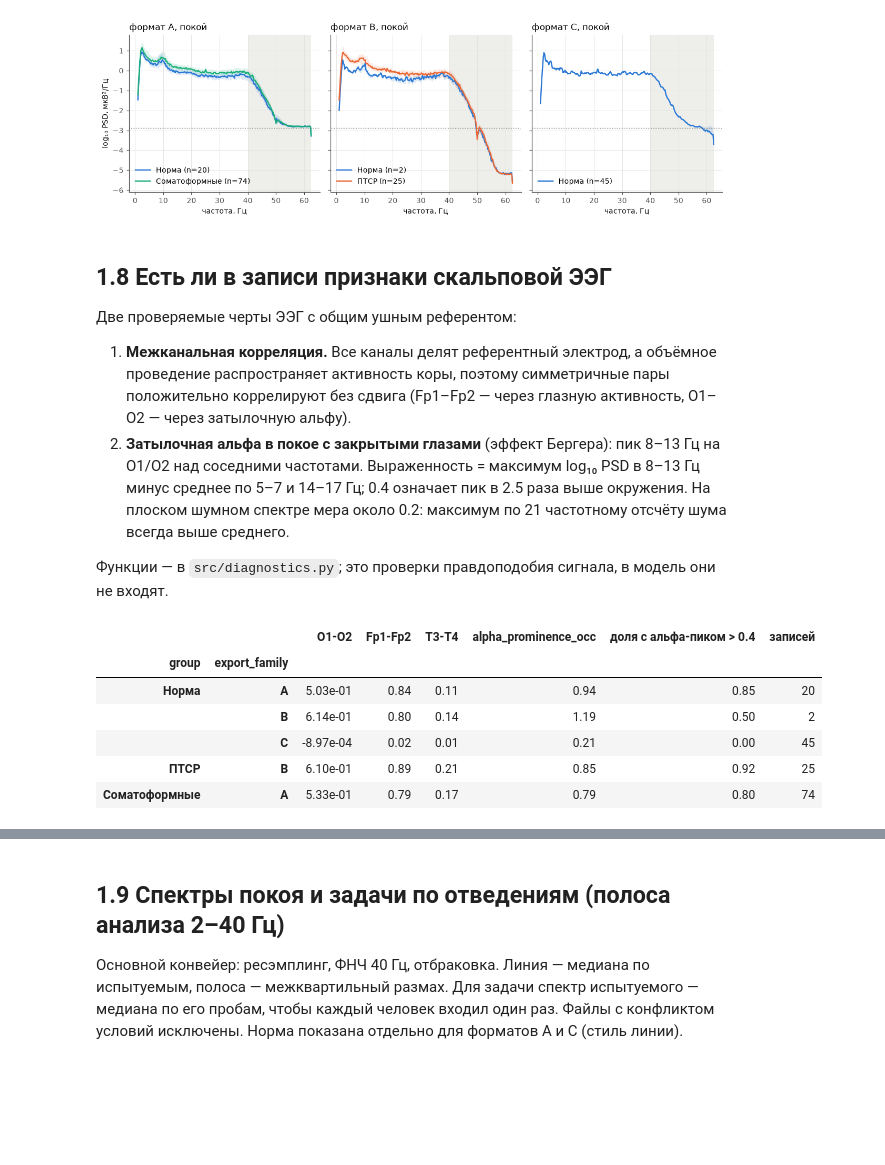
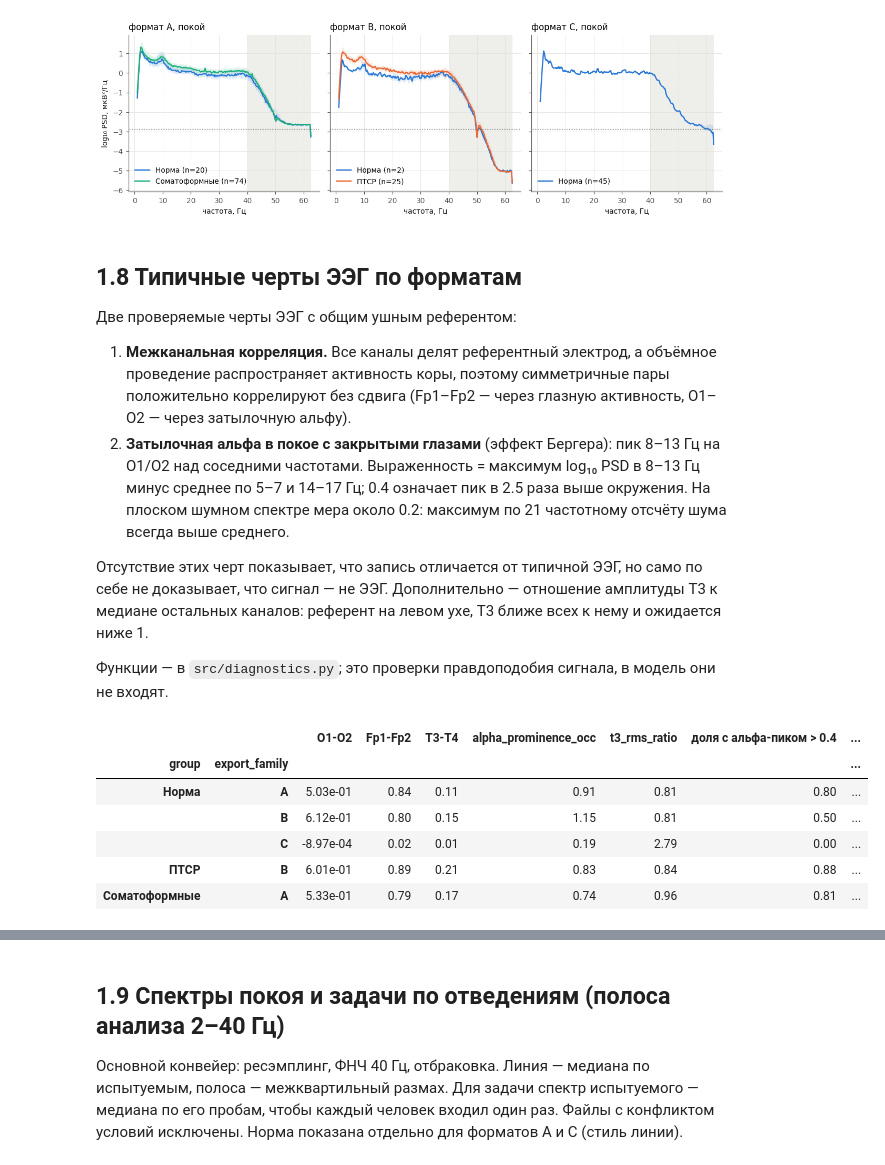
Before and after one commit to igor688-hub/neurodiagnosis-eeg, a Jupyter notebook: results/1-exploration.ipynb, the cells around one changed output, grey strips where cells are left out. Cells and saved outputs as stored; diff of their text form; code cells hidden in the pictures; blank space fills up the shorter version.

```diff
--- a/results/1-exploration.ipynb
+++ b/results/1-exploration.ipynb
@@ -145,16 +188,18 @@ ok.groupby(["condition", "group"])["duration_s"].describe()[["count", "min", "25
 # %%
 task = ok[ok["condition"] == "task"]
+strata_beh = [(config.GROUP_CONTROL, "A", "--"), (config.GROUP_PTSD, "B", "-"), (config.GROUP_SOMATOFORM, "A", "-")]
 fig, ax = plt.subplots(figsize=(6.4, 3.4))
-for i, cohort in enumerate(COHORTS):
-    q = task[task["group"] == cohort].groupby("trial")["duration_s"].quantile([0.25, 0.5, 0.75]).unstack()
+for i, (cohort, fam, style) in enumerate(strata_beh):
+    d = task[(task["group"] == cohort) & (task["export_family"] == fam)]
+    q = d.groupby("trial")["active_duration_s"].quantile([0.25, 0.5, 0.75]).unstack()
     x = q.index + (i - 1) * 0.08
-    ax.errorbar(x, q[0.5], yerr=[q[0.5] - q[0.25], q[0.75] - q[0.5]], color=viz.COHORT_COLORS[cohort],
-                marker="o", ms=5, capsize=0, lw=1.6, label=cohort)
+    ax.errorbar(x, q[0.5], yerr=[q[0.5] - q[0.25], q[0.75] - q[0.5]], color=viz.COHORT_COLORS[cohort], ls=style,
+                marker="o", ms=5, capsize=0, lw=1.6, label=f"{cohort}, формат {fam} (n={d['subject_key'].nunique()})")
 ax.set_xticks(range(1, 6))
 ax.set_xlabel("номер пробы")
-ax.set_ylabel("длительность записи, с")
-ax.set_title("Длительность проб: медиана и межквартильный размах", loc="left")
-ax.legend(title="когорта")
+ax.set_ylabel("длительность, с")
+ax.set_title("Длительность проб без формата C: медиана и межквартильный размах", loc="left")
+ax.legend()
 plt.show()
-task.pivot_table(index="group", columns="trial", values="duration_s", aggfunc="median").reindex(COHORTS)
+task.pivot_table(index=["group", "export_family"], columns="trial", values="active_duration_s", aggfunc="median")
 # %% [output]
@@ -301,30 +348,34 @@ plt.show()
 # %% [output]
 [figure]
 # %% [markdown]
-## 1.8 Есть ли в записи признаки скальповой ЭЭГ
+## 1.8 Типичные черты ЭЭГ по форматам
 
 Две проверяемые черты ЭЭГ с общим ушным референтом:
 
 1. **Межканальная корреляция.** Все каналы делят референтный электрод, а объёмное проведение распространяет активность коры, поэтому симметричные пары положительно коррелируют без сдвига (Fp1–Fp2 — через глазную активность, O1–O2 — через затылочную альфу).
 2. **Затылочная альфа в покое с закрытыми глазами** (эффект Бергера): пик 8–13 Гц на O1/O2 над соседними частотами. Выраженность = максимум log₁₀ PSD в 8–13 Гц минус среднее по 5–7 и 14–17 Гц; 0.4 означает пик в 2.5 раза выше окружения. На плоском шумном спектре мера около 0.2: максимум по 21 частотному отсчёту шума всегда выше среднего.
 
+Отсутствие этих черт показывает, что запись отличается от типичной ЭЭГ, но само по себе не доказывает, что сигнал — не ЭЭГ. Дополнительно — отношение амплитуды T3 к медиане остальных каналов: референт на левом ухе, T3 ближе всех к нему и ожидается ниже 1.
+
 Функции — в `src/diagnostics.py`; это проверки правдоподобия сигнала, в модель они не входят.
 # %%
-plaus = diagnostics.plausibility_table(registry[registry["condition"] == "rest"], cfg).merge(
-    registry[["relpath", "group", "export_family", "subject_key"]], on="relpath")
+plaus_all = diagnostics.plausibility_table(registry, cfg).merge(
+    registry[["relpath", "group", "export_family", "subject_key", "condition", "subject_id"]], on="relpath")
+plaus = plaus_all[plaus_all["condition"] == "rest"]
 pair_cols = ["O1-O2", "Fp1-Fp2", "T3-T4"]
-table = plaus.groupby(["group", "export_family"])[pair_cols + ["alpha_prominence_occ"]].median()
-table["доля с альфа-пиком > 0.4"] = plaus.groupby(["group", "export_family"])["alpha_prominence_occ"].apply(lambda v: (v > 0.4).mean())
-table["записей"] = plaus.groupby(["group", "export_family"]).size()
+keys = ["group", "export_family"]
+table = plaus.groupby(keys)[pair_cols + ["alpha_prominence_occ", "t3_rms_ratio"]].median()
+table["доля с альфа-пиком > 0.4"] = plaus.groupby(keys)["alpha_prominence_occ"].apply(lambda v: (v > 0.4).mean())
+table["записей"] = plaus.groupby(keys).size()
 table
 # %% [output]
-|  |  | O1-O2 | Fp1-Fp2 | T3-T4 | alpha_prominence_occ | доля с альфа-пиком > 0.4 | записей |
-| group | export_family |  |  |  |  |  |  |
-| Норма | A | 5.03e-01 | 0.84 | 0.11 | 0.94 | 0.85 | 20 |
-|  | B | 6.14e-01 | 0.80 | 0.14 | 1.19 | 0.50 | 2 |
-|  | C | -8.97e-04 | 0.02 | 0.01 | 0.21 | 0.00 | 45 |
-| ПТСР | B | 6.10e-01 | 0.89 | 0.21 | 0.85 | 0.92 | 25 |
-| Соматоформные | A | 5.33e-01 | 0.79 | 0.17 | 0.79 | 0.80 | 74 |
+|  |  | O1-O2 | Fp1-Fp2 | T3-T4 | alpha_prominence_occ | t3_rms_ratio | доля с альфа-пиком > 0.4 | ... |
+| group | export_family |  |  |  |  |  |  | ... |
+| Норма | A | 5.03e-01 | 0.84 | 0.11 | 0.91 | 0.81 | 0.80 | ... |
+|  | B | 6.12e-01 | 0.80 | 0.15 | 1.15 | 0.81 | 0.50 | ... |
+|  | C | -8.97e-04 | 0.02 | 0.01 | 0.19 | 2.79 | 0.00 | ... |
+| ПТСР | B | 6.01e-01 | 0.89 | 0.21 | 0.83 | 0.84 | 0.88 | ... |
+| Соматоформные | A | 5.33e-01 | 0.79 | 0.17 | 0.74 | 0.96 | 0.81 | ... |
 # %%
 fig, ax = plt.subplots(figsize=(6.8, 4.2))
 markers = {"A": "o", "B": "s", "C": "x"}
```
Also changed, not shown: parts of 27 cells of this notebook.
